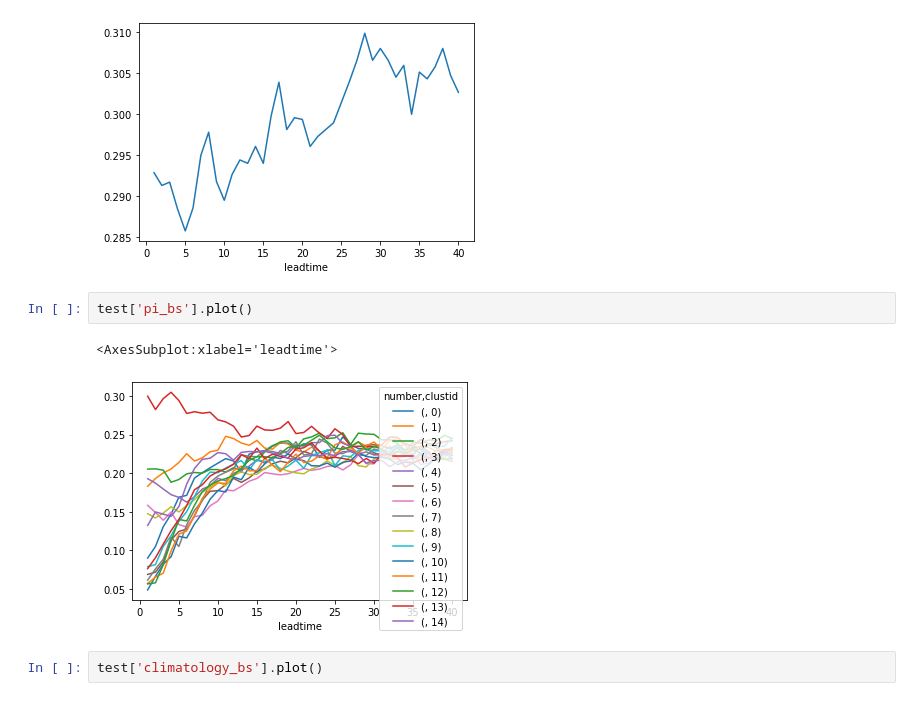
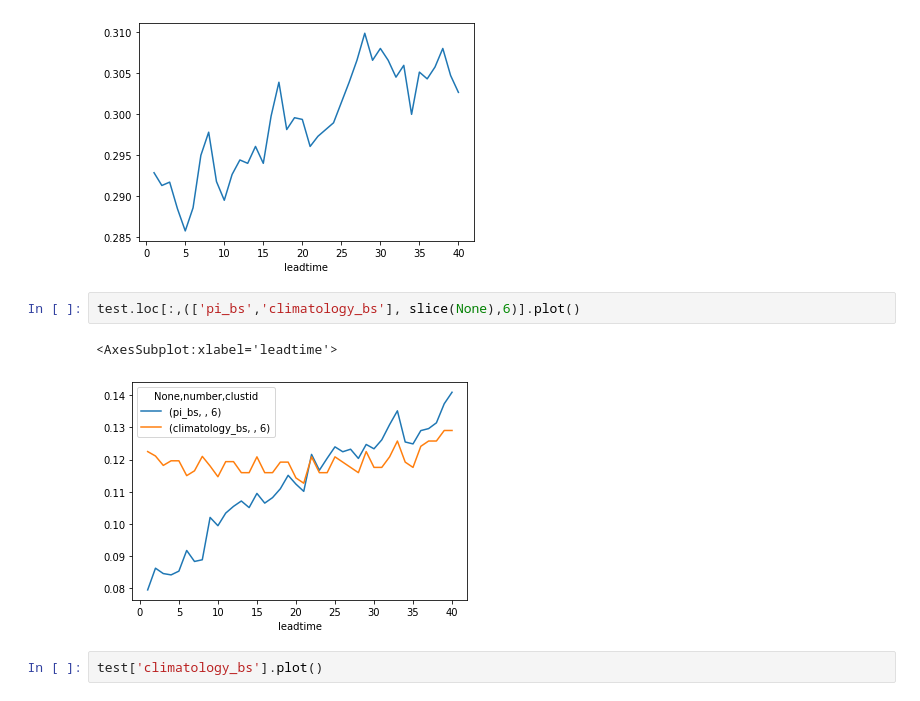
Before and after one commit to chiemvs/SubSeas, a Jupyter notebook: Check_hotdays.ipynb, the cells around one changed output. Saved outputs shown, nothing was run; the diff lists cells and outputs as text.

```diff
--- a/Check_hotdays.ipynb
+++ b/Check_hotdays.ipynb
@@ -121,10 +123,10 @@ test.loc[:,('pi','',11)].plot() # Interestingly cluster 11 has a drift to more f
 <AxesSubplot:xlabel='leadtime'>
 [figure]
 # %%
-test['pi_bs'].plot()
+test.loc[:,(['pi_bs','climatology_bs'], slice(None),6)].plot()
 # %% [output]
 <AxesSubplot:xlabel='leadtime'>
-[figure, old version]
+[figure, new version]
 # %%
 test['climatology_bs'].plot()
 # %% [output]
```
Also changed, not shown: parts of 5 cells of this notebook, 4 other files.
